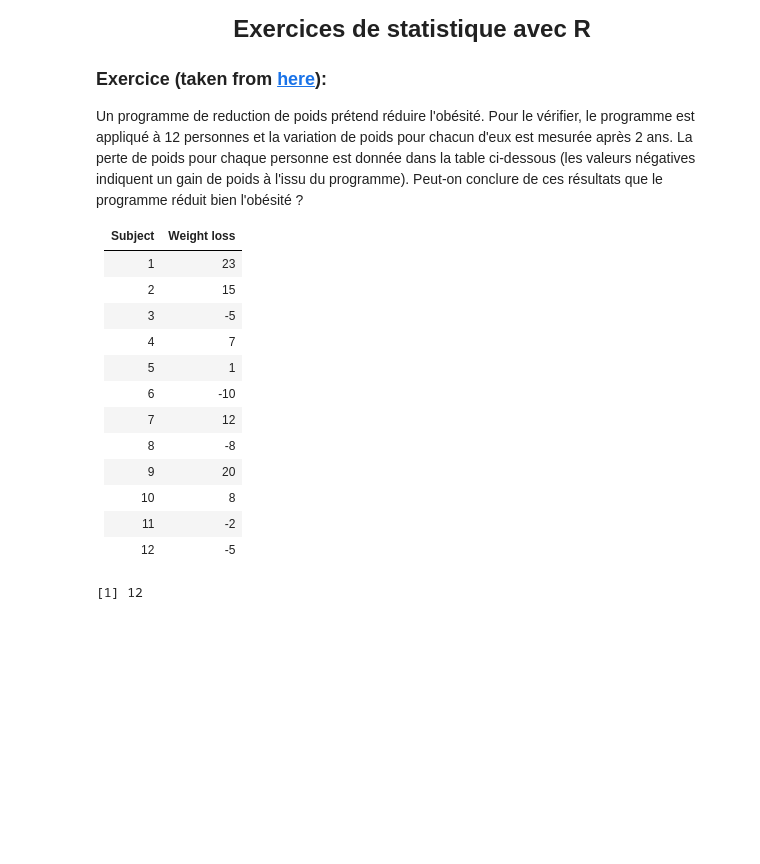
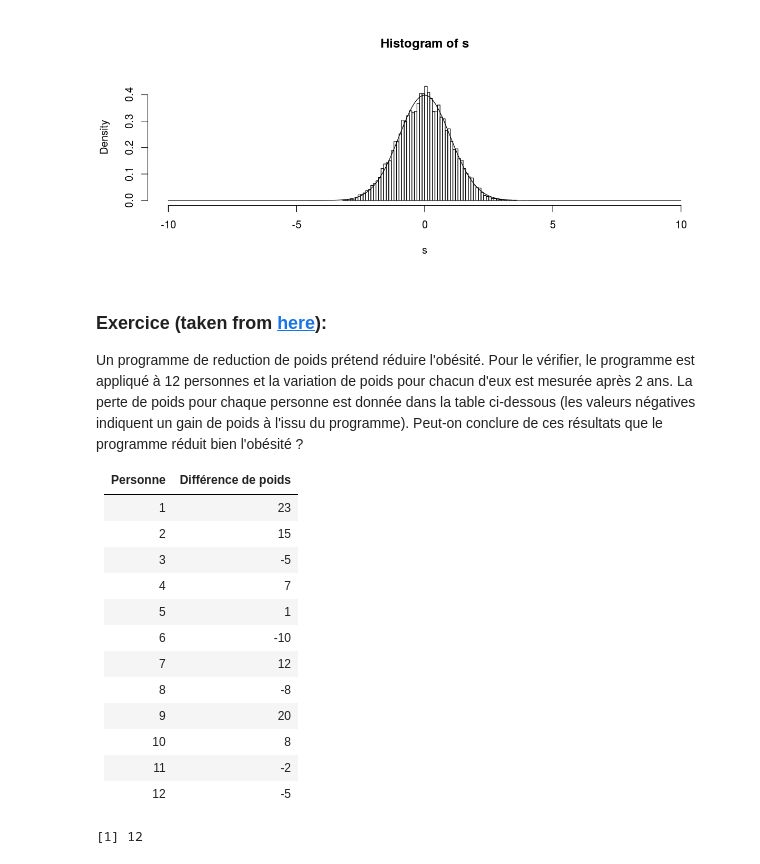
Before and after one commit to ebusato/jupyter_R, a Jupyter notebook: Exercices.ipynb, the cells around one changed output. Saved outputs shown, nothing was run; the diff lists cells and outputs as text; code cells hidden in the pictures; blank space fills up the shorter version.

```diff
--- a/Exercices.ipynb
+++ b/Exercices.ipynb
@@ -1,14 +41,32 @@
+# %%
+N=10000
+Nterms=6
+
+s = c()
+
+min = 0
+max = 1
+avg = (min+max)/2
+stddev = (max-min)/sqrt(12)
+
+for (i in 1:N) {
+    vars = runif(Nterms, min = min, max = max)
+    s[i] = (sum(vars) - Nterms*avg)/(stddev*sqrt(Nterms))
+}
+
+hist(s, breaks=50, xlim=c(-10,10), ylim=c(0, dnorm(0)*1.2), prob=T)
+
+pts = seq(-10, 10, by=0.1)
+lines(pts, dnorm(pts))
+# %% [output]
+[figure, added]
 # %% [markdown]
-<center>
-<font size="5"> <b>Exercices de statistique avec R</b></font>
-</center>
-
 ### Exercice (taken from [here](http://www.real-statistics.com/students-t-distribution/one-sample-t-test/)):
 
 Un programme de reduction de poids prétend réduire l'obésité. Pour le vérifier, le programme est appliqué à 12 personnes et la variation de poids pour chacun d'eux est mesurée après 2 ans. La perte de poids pour chaque personne est donnée dans la table ci-dessous (les valeurs négatives indiquent un gain de poids à l'issu du programme).
 Peut-on conclure de ces résultats que le programme réduit bien l'obésité ?
 
-| Subject | Weight loss |
+| Personne | Différence de poids |
 |---------|-------------|
 | 1       | 23          |
 | 2       | 15          |
```
Also changed, not shown: parts of 5 cells of this notebook, 1 other file.
